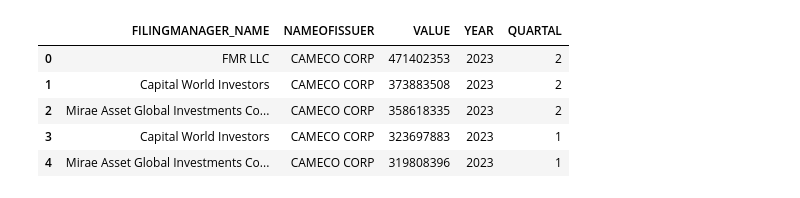
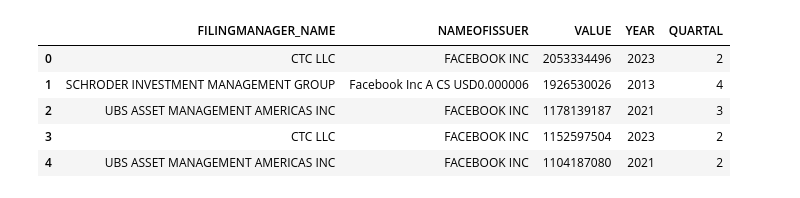
Before and after one commit to constantin-heil/13f-database, a Jupyter notebook: prototype-plots.ipynb, the cells around one changed output. Drawn from its saved outputs; the diff is of its cells as text; code cells hidden in the pictures.

```diff
--- a/prototype-plots.ipynb
+++ b/prototype-plots.ipynb
@@ -108,15 +108,15 @@ class nameofissuer_plotter:
         fig = go.Figure(trace, layout)
         fig.show()
 # %%
-plot_df = pd.read_sql_query(queryfunctions.top_holders("+Cameco"), con = engine)
+plot_df = pd.read_sql_query(queryfunctions.top_holders("+Facebook"), con = engine)
 plot_df.head()
 # %% [output]
 |  | FILINGMANAGER_NAME | NAMEOFISSUER | VALUE | YEAR | QUARTAL |
-| 0 | FMR LLC | CAMECO CORP | 471402353 | 2023 | 2 |
-| 1 | Capital World Investors | CAMECO CORP | 373883508 | 2023 | 2 |
-| 2 | Mirae Asset Global Investments Co... | CAMECO CORP | 358618335 | 2023 | 2 |
-| 3 | Capital World Investors | CAMECO CORP | 323697883 | 2023 | 1 |
-| 4 | Mirae Asset Global Investments Co... | CAMECO CORP | 319808396 | 2023 | 1 |
+| 0 | CTC LLC | FACEBOOK INC | 2053334496 | 2023 | 2 |
+| 1 | SCHRODER INVESTMENT MANAGEMENT GROUP | Facebook Inc A CS USD0.000006 | 1926530026 | 2013 | 4 |
+| 2 | UBS ASSET MANAGEMENT AMERICAS INC | FACEBOOK INC | 1178139187 | 2021 | 3 |
+| 3 | CTC LLC | FACEBOOK INC | 1152597504 | 2023 | 2 |
+| 4 | UBS ASSET MANAGEMENT AMERICAS INC | FACEBOOK INC | 1104187080 | 2021 | 2 |
 # %%
 x = nameofissuer_plotter(plot_df)
 # %%
```
Also changed, not shown: 2 other files.
